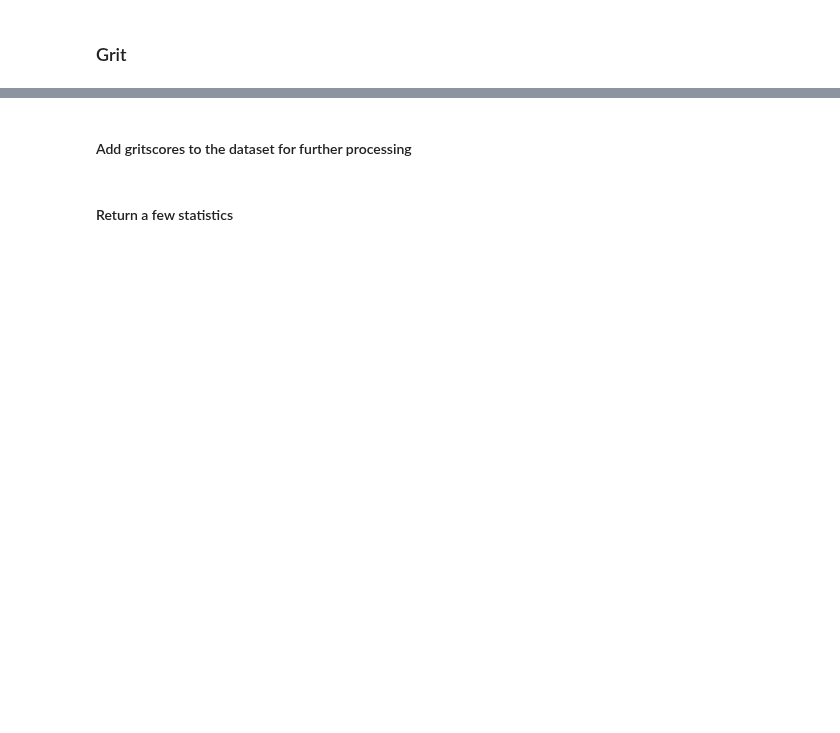
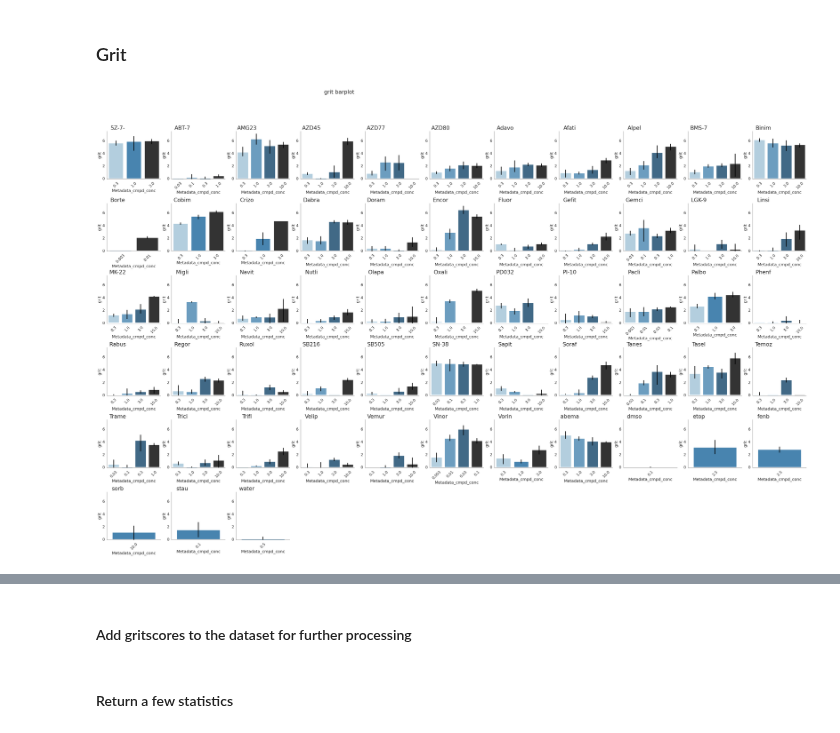
Before and after one commit to pharmbio/colopaint3D, a Jupyter notebook: spher_colo52_v1/3_Figure3/GritScores/3_GritScores.ipynb, the cells around one changed output, grey strips where cells are left out. Saved outputs shown, nothing was run; the diff lists cells and outputs as text; code cells hidden in the pictures; blank space fills up the shorter version.

```diff
--- a/spher_colo52_v1/3_Figure3/GritScores/3_GritScores.ipynb
+++ b/spher_colo52_v1/3_Figure3/GritScores/3_GritScores.ipynb
@@ -104,6 +36,6 @@ figformat = 'pdf'
 # %%
 cell_line = 'HCT116'
-data_type = 'aggregates'
+data_type = 'MIP'
 # %%
 # # Load the data
 dir = '1_Data/results/'
@@ -173,41 +105,43 @@ grit_scores = pd.merge(grit_scores,dataset_grit[['Metadata_PlateWell', 'Metadata
 # list the compounds
 CompoundsUsed = grit_scores["Metadata_name"].unique()
 # %%
-# ## Plot the grit dose response
+## Plot the grit dose response
 
-# # Plot the grit scores
-# fig = plt.figure(figsize=(48, 32))
-# sns.set(font_scale=1.5)
-# fig.suptitle("grit barplot ", fontsize=24, x=0.3)
-# sp = 1
-# nrrow = 6
-# nrcol = 11
-# for some in CompoundsUsed[:]:
-#     grit_scores_part = grit_scores[grit_scores["Metadata_name"] == some].copy()
-#     grit_scores_part.sort_values(by="Metadata_conc_step", inplace=True)
-#     ax = fig.add_subplot(nrrow, nrcol, sp)
-#     ax = sns.barplot(
-#         x="Metadata_cmpd_conc",
-#         y="grit",
-#         data=grit_scores_part,
-#         hue="Metadata_conc_step",
-#         legend=False,
-#         palette="Blues_d",
-#         alpha=1,
-#         err_kws={'linewidth': 3,'color': 'black'},
-#     )
-#     ax.set_facecolor("w")
-#     ax.spines["bottom"].set_color("grey")
-#     ax.spines["left"].set_color("grey")
-#     ax.set_ylim([-0.1, 7.5])
-#     ax.set_title("{}".format(some), fontsize=24, x=0.2)
-#     plt.subplots_adjust(top=0.9, wspace=0.2, hspace=0.5, left=0.0)
-#     plt.xticks(rotation = 45)
-#     sp += 1
+# Plot the grit scores
+fig = plt.figure(figsize=(48, 32))
+sns.set(font_scale=1.5)
+fig.suptitle("grit barplot ", fontsize=24, x=0.3)
+sp = 1
+nrrow = 6
+nrcol = 11
+for some in CompoundsUsed[:]:
+    grit_scores_part = grit_scores[grit_scores["Metadata_name"] == some].copy()
+    grit_scores_part.sort_values(by="Metadata_conc_step", inplace=True)
+    ax = fig.add_subplot(nrrow, nrcol, sp)
+    ax = sns.barplot(
+        x="Metadata_cmpd_conc",
+        y="grit",
+        data=grit_scores_part,
+        hue="Metadata_conc_step",
+        legend=False,
+        palette="Blues_d",
+        alpha=1,
+        err_kws={'linewidth': 3,'color': 'black'},
+    )
+    ax.set_facecolor("w")
+    ax.spines["bottom"].set_color("grey")
+    ax.spines["left"].set_color("grey")
+    ax.set_ylim([-0.1, 7.5])
+    ax.set_title("{}".format(some), fontsize=24, x=0.2)
+    plt.subplots_adjust(top=0.9, wspace=0.2, hspace=0.5, left=0.0)
+    plt.xticks(rotation = 45)
+    sp += 1
 
-# # fig.savefig(
-# #         "3_Figure3/GritScores/result-images/GritScores_{}_{}.{}".format(cell_line, data_type,'png'), dpi=dpi, bbox_inches="tight"
-# #         )
+fig.savefig(
+        "3_Figure3/GritScores/result-images/GritScores_{}_{}.{}".format(cell_line, data_type,'png'), dpi=dpi, bbox_inches="tight"
+        )
 
-# # plt.show()
+plt.show()
+# %% [output]
+[figure, added]
 # %%
```
Also changed, not shown: parts of 7 cells of this notebook, 12 other files.
